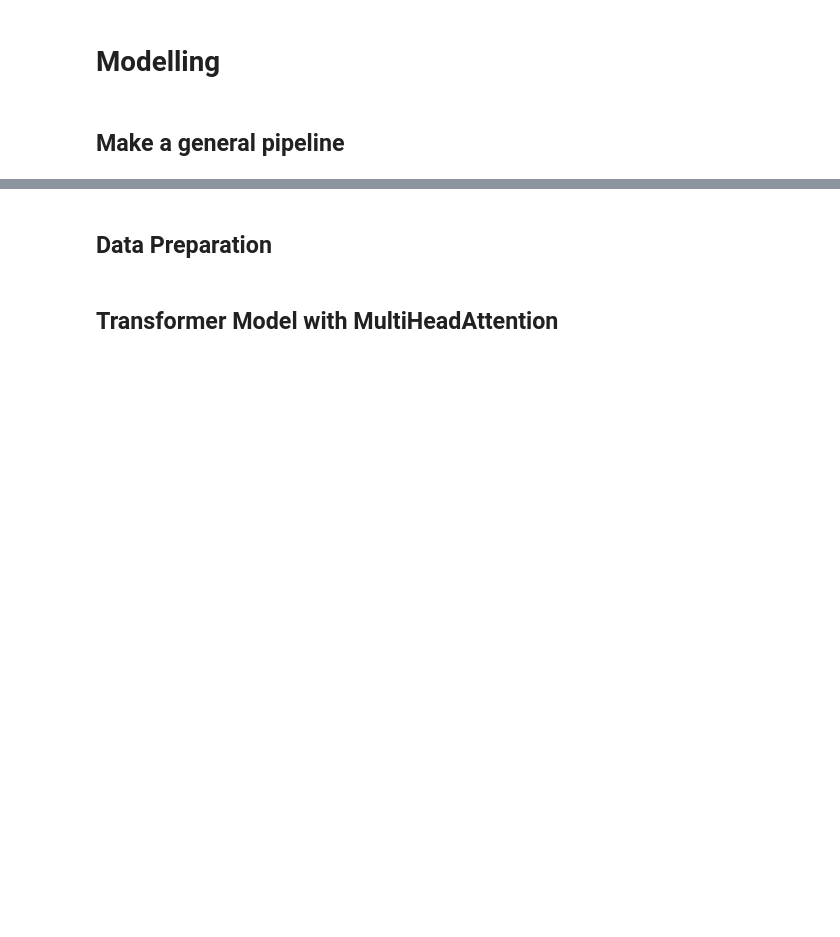
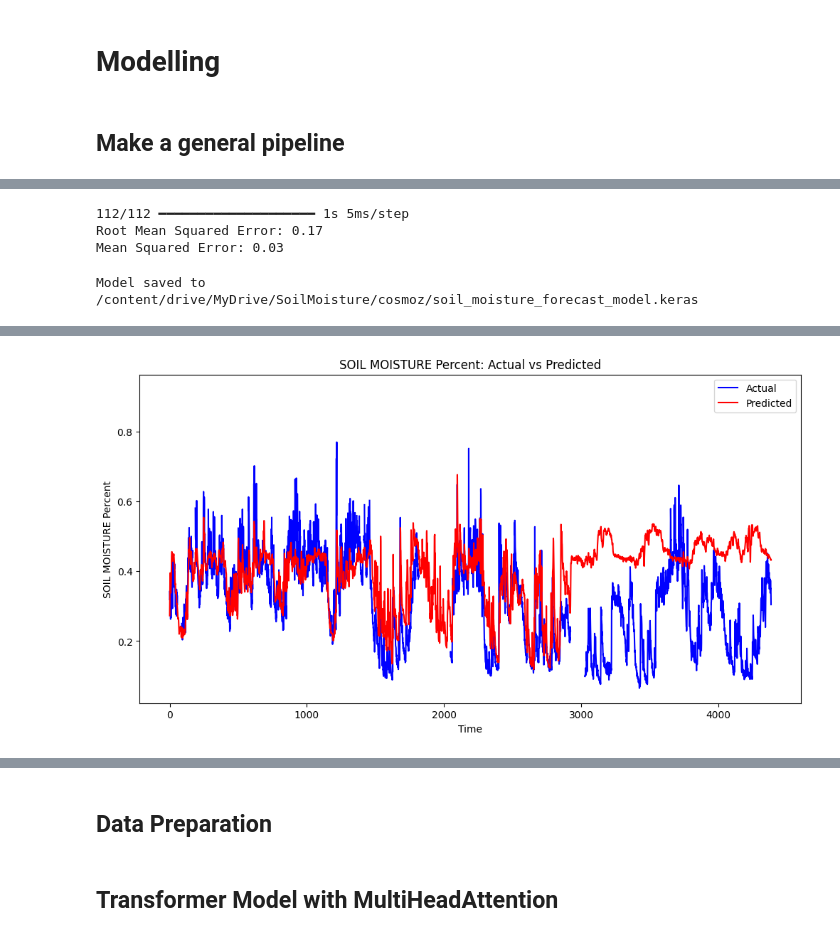
Before and after one commit to top-data/Soil_moisture, a Jupyter notebook: sm_cosmoz_inputs.ipynb, the cells around one changed output, grey strips where cells are left out. Cells and saved outputs as stored; diff of their text form; code cells hidden in the pictures; blank space fills up the shorter version.

```diff
--- a/sm_cosmoz_inputs.ipynb
+++ b/sm_cosmoz_inputs.ipynb
@@ -459,0 +744,49 @@ Percentage of zeros in 'precipitation': 84.76%
+# %%
+from sklearn.metrics import mean_squared_error
+
+# Make predictions
+y_pred = model.predict(X_test)
+
+# Calculate RMSE
+rmse = np.sqrt(np.mean((y_pred.flatten() - y_test) ** 2))
+print(f'Root Mean Squared Error: {rmse:.2f}')
+
+# calculate mse
+mse = mean_squared_error(y_test, y_pred)
+print(f'Mean Squared Error: {mse:.2f}')
+# %% [output]
+112/112 ━━━━━━━━━━━━━━━━━━━━ 1s 5ms/step
+Root Mean Squared Error: 0.17
+Mean Squared Error: 0.03
+# %%
+# Save the model in the native Keras format
+model_save_path = '/content/drive/MyDrive/SoilMoisture/cosmoz/soil_moisture_forecast_model.keras'
+model.save(model_save_path)
+
+print(f'Model saved to {model_save_path}')
+# %% [output]
+Model saved to /content/drive/MyDrive/SoilMoisture/cosmoz/soil_moisture_forecast_model.keras
+# %%
+# prompt: load the soil_moisture_forecast_model.keras and predict and visualize the predictions vs actual
+
+from keras.models import load_model
+
+# Load the saved model
+loaded_model = load_model('/content/drive/MyDrive/SoilMoisture/cosmoz/soil_moisture_forecast_model.keras')
+
+# Assuming you have your prepared test data (X_test)
+# ... (Your code for loading and preparing X_test)
+
+# Make predictions using the loaded model
+y_pred = loaded_model.predict(X_test)
+
+# Plotting predictions vs actual values
+plt.figure(figsize=(12, 6))
+plt.plot(y_test, label='Actual', color='blue')
+plt.plot(y_pred, label='Predicted', color='red')
+plt.title('SOIL MOISTURE Percent: Actual vs Predicted')
+plt.xlabel('Time')
+plt.ylabel('SOIL MOISTURE Percent')
+plt.legend()
+plt.show()
+# %% [output]
@@ -459,0 +794 @@ Percentage of zeros in 'precipitation': 84.76%
+[figure, added]
```
Also changed, not shown: parts of 12 cells of this notebook.
